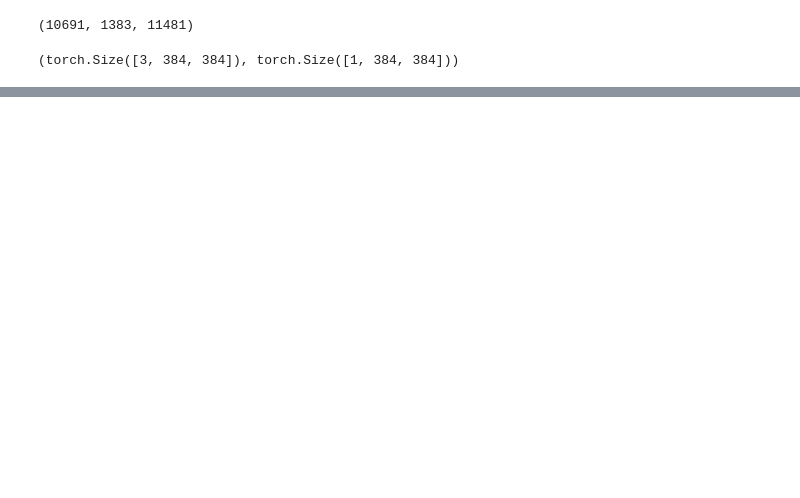
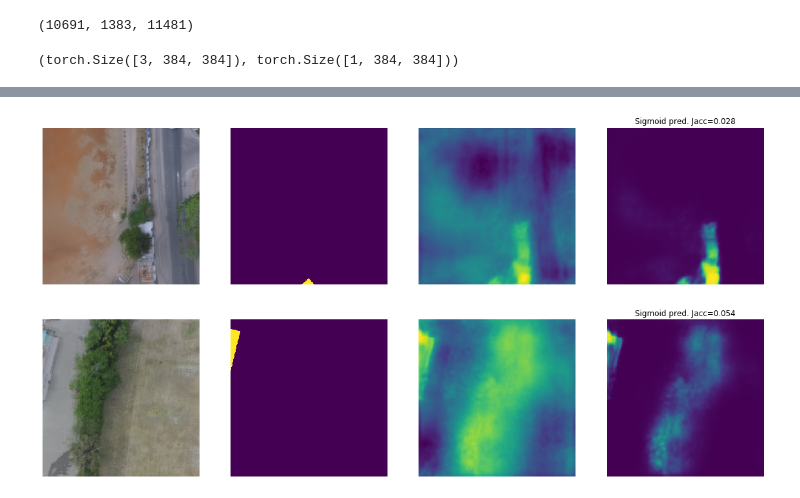
Before and after one commit to bonlime/opencities, a Jupyter notebook: 2. Model Training.ipynb, the cells around one changed output, grey strips where cells are left out. Drawn from its saved outputs; the diff is of its cells as text; code cells hidden in the pictures; blank space fills up the shorter version.

```diff
--- a/2. Model Training.ipynb
+++ b/2. Model Training.ipynb
@@ -65,7 +110,7 @@ len(train_dtst), len(val_dtst), len(test_dtst)
 # %% [output]
 (10691, 1383, 11481)
 # %%
-img, mask = val_dtst[1]
+img, mask = train_dtst[1]
 img.shape, mask.shape
 # %% [output]
 (torch.Size([3, 384, 384]), torch.Size([1, 384, 384]))
@@ -171,0 +398,17 @@ runner.fit(val_dtld_gpu, val_loader=val_dtld_gpu, epochs=30)
+# %%
+# Worst predictions
+N_ROW = 2
+fig, axes = plt.subplots(N_ROW, 4, figsize=(20, 10))
+for i in axes:
+    for j in i:
+        j.axis('off')
+for i in range(N_ROW):
+    N = np.random.randint(0, len(pred_saver.worst_preds))
+    img = pred_saver.worst_img[N] * (0.229, 0.224, 0.225) + (0.485, 0.456, 0.406)
+    axes[i][0].imshow((img * 255).astype(np.uint8))
+    axes[i][1].imshow(pred_saver.worst_target[N])
+    axes[i][2].imshow(pred_saver.worst_preds[N])
+    axes[i][3].imshow(sigmoid(pred_saver.worst_preds[N]))
+    axes[i][3].set_title(f"Sigmoid pred. Jacc={pred_saver.worst_metric[N]:.03f}")
+# %% [output]
+[figure, added]
```
Also changed, not shown: parts of 48 cells of this notebook.
